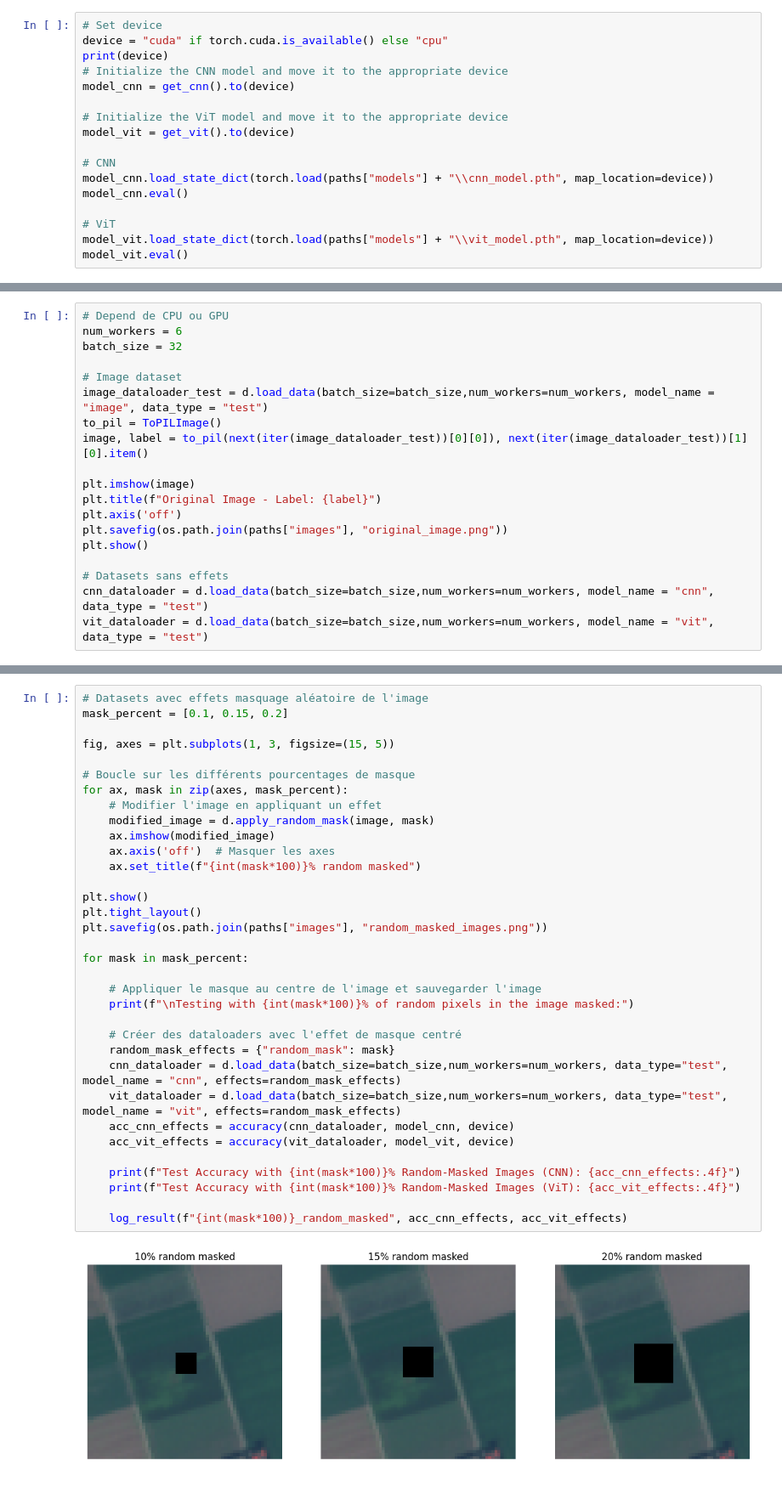
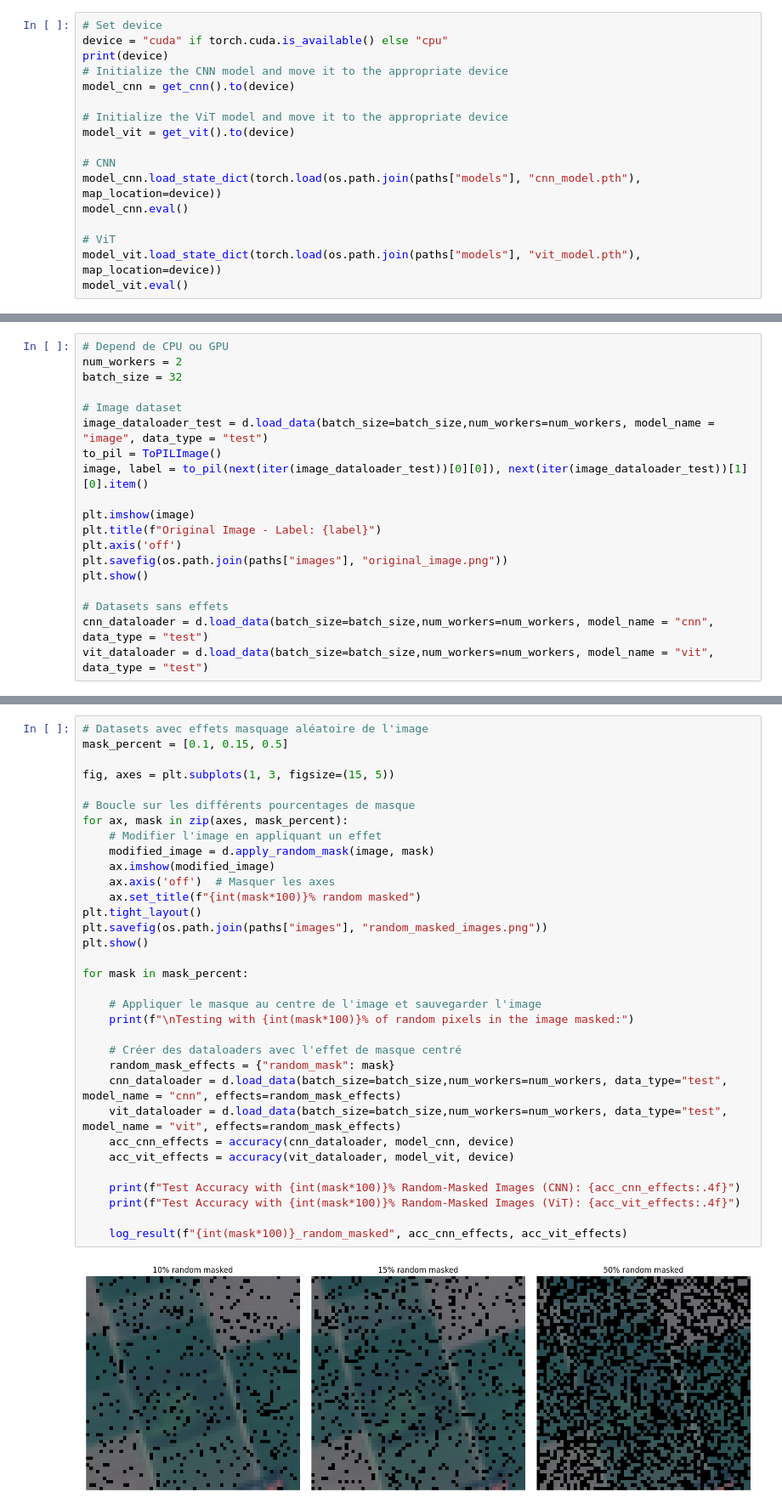
Before and after one commit to sinskid/deep_learning_project, a Jupyter notebook: notebooks/evaluation.ipynb, the cells around one changed output, grey strips where cells are left out. Shown at 85% size. Drawn from its saved outputs; the diff is of its cells as text.

```diff
--- a/notebooks/evaluation.ipynb
+++ b/notebooks/evaluation.ipynb
@@ -43,10 +61,10 @@ model_cnn = get_cnn().to(device)
 model_vit = get_vit().to(device)
 
 # CNN
-model_cnn.load_state_dict(torch.load(paths["models"] + "\\cnn_model.pth", map_location=device))
+model_cnn.load_state_dict(torch.load(os.path.join(paths["models"], "cnn_model.pth"), map_location=device))
 model_cnn.eval()
 
 # ViT
-model_vit.load_state_dict(torch.load(paths["models"] + "\\vit_model.pth", map_location=device))
+model_vit.load_state_dict(torch.load(os.path.join(paths["models"], "vit_model.pth"), map_location=device))
 model_vit.eval()
 # %% [output]
@@ -70,7 +88,7 @@ VisionTransformer(
 )
 # %%
 # Depend de CPU ou GPU
-num_workers = 6
+num_workers = 2
 batch_size = 32
 
 # Image dataset
@@ -146,37 +160,36 @@ KeyboardInterrupt:
 # %%
 # Datasets avec effets masquage aléatoire de l'image
-mask_percent = [0.1, 0.15, 0.2]
+mask_percent = [0.1, 0.15, 0.5]
 
 fig, axes = plt.subplots(1, 3, figsize=(15, 5))
 
 # Boucle sur les différents pourcentages de masque
 for ax, mask in zip(axes, mask_percent):
     # Modifier l'image en appliquant un effet
     modified_image = d.apply_random_mask(image, mask)
     ax.imshow(modified_image)
     ax.axis('off')  # Masquer les axes
     ax.set_title(f"{int(mask*100)}% random masked")
-
-plt.show()
 plt.tight_layout()
 plt.savefig(os.path.join(paths["images"], "random_masked_images.png"))
+plt.show()
 
 for mask in mask_percent:
 
     # Appliquer le masque au centre de l'image et sauvegarder l'image
     print(f"\nTesting with {int(mask*100)}% of random pixels in the image masked:")
 
     # Créer des dataloaders avec l'effet de masque centré
     random_mask_effects = {"random_mask": mask}
     cnn_dataloader = d.load_data(batch_size=batch_size,num_workers=num_workers, data_type="test", model_name = "cnn", effects=random_mask_effects)
     vit_dataloader = d.load_data(batch_size=batch_size,num_workers=num_workers, data_type="test", model_name = "vit", effects=random_mask_effects)
     acc_cnn_effects = accuracy(cnn_dataloader, model_cnn, device)
     acc_vit_effects = accuracy(vit_dataloader, model_vit, device)
 
     print(f"Test Accuracy with {int(mask*100)}% Random-Masked Images (CNN): {acc_cnn_effects:.4f}")
     print(f"Test Accuracy with {int(mask*100)}% Random-Masked Images (ViT): {acc_vit_effects:.4f}")
 
     log_result(f"{int(mask*100)}_random_masked", acc_cnn_effects, acc_vit_effects)
 # %% [output]
-[figure, old version]
+[figure, new version]
 Testing with 10% of random pixels in the image masked:
```
Also changed, not shown: parts of 7 cells of this notebook.
